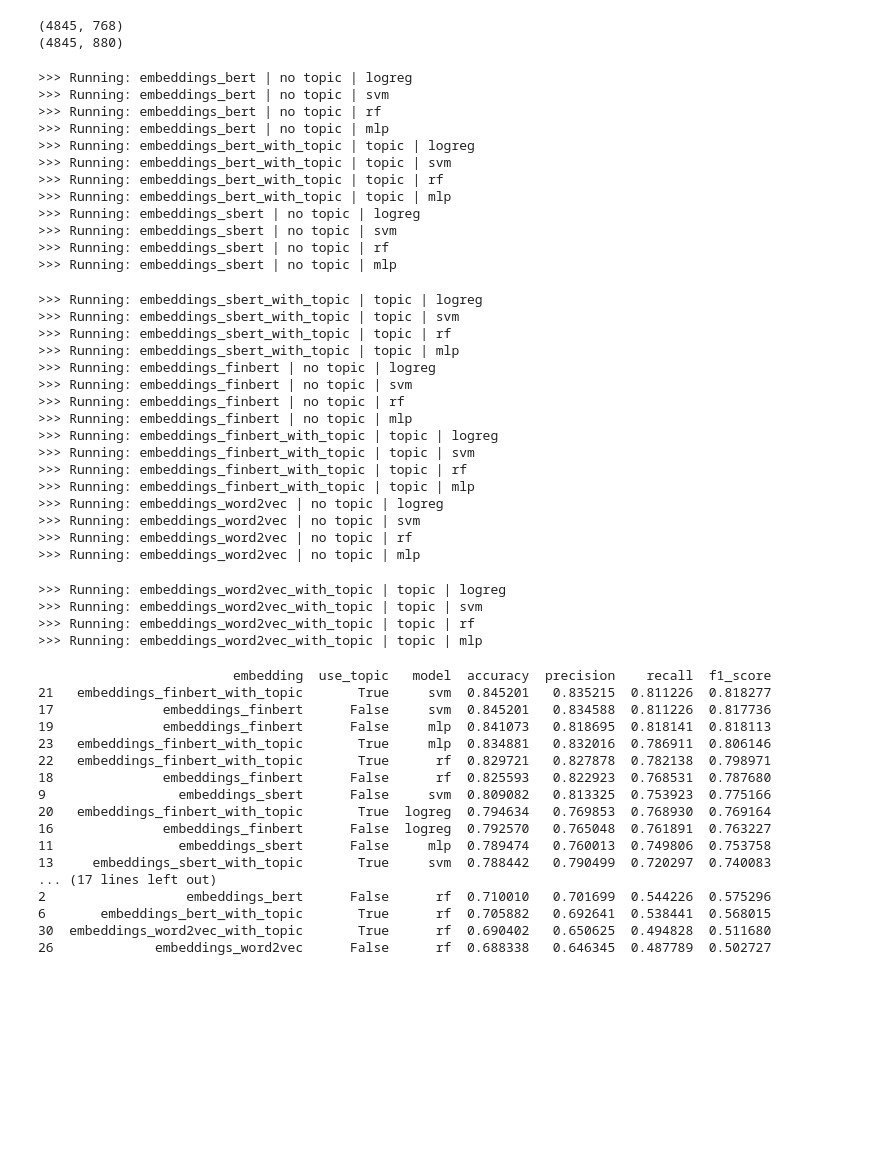
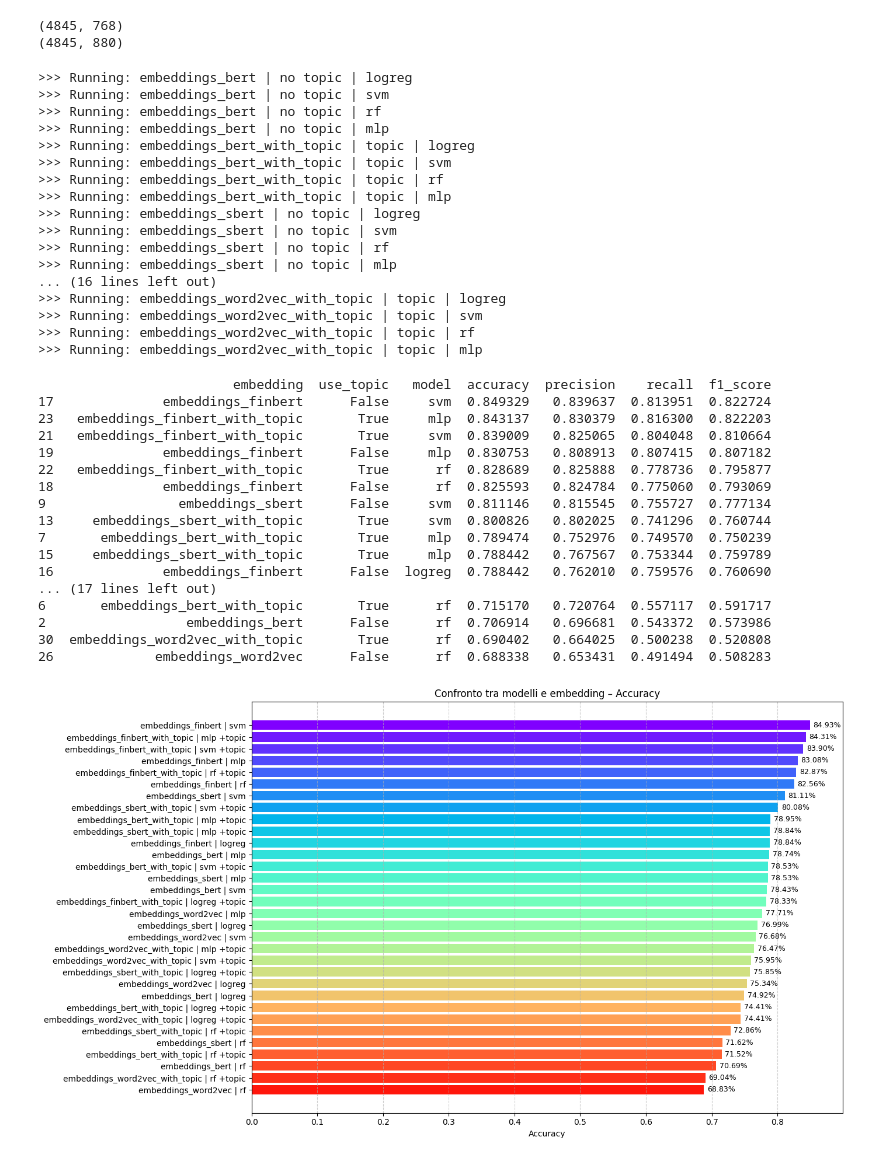
Before and after one commit to IreneGaita/FinSent, a Jupyter notebook: airflow/notebooks/06.train_baseline_models.ipynb, the cells around one changed output. Drawn from its saved outputs; the diff is of its cells as text; code cells hidden in the pictures; blank space fills up the shorter version.

```diff
--- a/airflow/notebooks/06.train_baseline_models.ipynb
+++ b/airflow/notebooks/06.train_baseline_models.ipynb
@@ -159,6 +158,12 @@ def run_experiment(embeddings, embedding_name, model_name, y, use_topic=False):
 
     # Split dei dati
     X_train, X_test, y_train, y_test = split_data(embeddings, y)
+
+    #Standardizzazione (solo per certi modelli)
+    if model_name in ["logreg", "svm", "mlp"]:
+        scaler = StandardScaler()
+        X_train = scaler.fit_transform(X_train)
+        X_test = scaler.transform(X_test)
 
     # Train
     model = train_baseline_model(X_train, y_train, model_type=model_name)
@@ -186,14 +191,13 @@ def run_all_experiments():
     results = []
 
     models = ["logreg", "svm", "rf", "mlp"]
-    topic_options = [False, True]
 
     for name, value in embeddings_list.items():
         for model in models:
             use_topic = "topic" in name
             print(f">>> Running: {name} | {'topic' if use_topic else 'no topic'} | {model}")
             result = run_experiment(
-                embeddings= value,
+                embeddings=value,
                 embedding_name=name,
                 model_name=model,
                 y=y_encoded,
@@ -203,7 +207,7 @@ def run_all_experiments():
 
     return pd.DataFrame(results)
 # %%
-aturt = run_all_experiments()
+results = run_all_experiments()
 # %% [output]
 >>> Running: embeddings_bert | no topic | logreg
 >>> Running: embeddings_bert | no topic | svm
@@ -217,44 +221,30 @@ aturt = run_all_experiments()
 >>> Running: embeddings_sbert | no topic | svm
 >>> Running: embeddings_sbert | no topic | rf
 >>> Running: embeddings_sbert | no topic | mlp
+... (16 lines left out)
+>>> Running: embeddings_word2vec_with_topic | topic | logreg
+>>> Running: embeddings_word2vec_with_topic | topic | svm
+>>> Running: embeddings_word2vec_with_topic | topic | rf
+>>> Running: embeddings_word2vec_with_topic | topic | mlp
->>> Running: embeddings_sbert_with_topic | topic | logreg
->>> Running: embeddings_sbert_with_topic | topic | svm
->>> Running: embeddings_sbert_with_topic | topic | rf
->>> Running: embeddings_sbert_with_topic | topic | mlp
->>> Running: embeddings_finbert | no topic | logreg
->>> Running: embeddings_finbert | no topic | svm
->>> Running: embeddings_finbert | no topic | rf
->>> Running: embeddings_finbert | no topic | mlp
->>> Running: embeddings_finbert_with_topic | topic | logreg
->>> Running: embeddings_finbert_with_topic | topic | svm
->>> Running: embeddings_finbert_with_topic | topic | rf
->>> Running: embeddings_finbert_with_topic | topic | mlp
->>> Running: embeddings_word2vec | no topic | logreg
->>> Running: embeddings_word2vec | no topic | svm
->>> Running: embeddings_word2vec | no topic | rf
->>> Running: embeddings_word2vec | no topic | mlp
->>> Running: embeddings_word2vec_with_topic | topic | logreg
->>> Running: embeddings_word2vec_with_topic | topic | svm
->>> Running: embeddings_word2vec_with_topic | topic | rf
->>> Running: embeddings_word2vec_with_topic | topic | mlp
 # %%
 pd.set_option('display.width', 1000)
-print(aturt.sort_values(by="accuracy", ascending=False))
+sorted_results = results.sort_values(by="accuracy", ascending=False)
+print(sorted_results)
 # %% [output]
                          embedding  use_topic   model  accuracy  precision    recall  f1_score
-21   embeddings_finbert_with_topic       True     svm  0.845201   0.835215  0.811226  0.818277
-17              embeddings_finbert      False     svm  0.845201   0.834588  0.811226  0.817736
-19              embeddings_finbert      False     mlp  0.841073   0.818695  0.818141  0.818113
-23   embeddings_finbert_with_topic       True     mlp  0.834881   0.832016  0.786911  0.806146
-22   embeddings_finbert_with_topic       True      rf  0.829721   0.827878  0.782138  0.798971
-18              embeddings_finbert      False      rf  0.825593   0.822923  0.768531  0.787680
-9                 embeddings_sbert      False     svm  0.809082   0.813325  0.753923  0.775166
-20   embeddings_finbert_with_topic       True  logreg  0.794634   0.769853  0.768930  0.769164
-16              embeddings_finbert      False  logreg  0.792570   0.765048  0.761891  0.763227
-11                embeddings_sbert      False     mlp  0.789474   0.760013  0.749806  0.753758
-13     embeddings_sbert_with_topic       True     svm  0.788442   0.790499  0.720297  0.740083
+17              embeddings_finbert      False     svm  0.849329   0.839637  0.813951  0.822724
+23   embeddings_finbert_with_topic       True     mlp  0.843137   0.830379  0.816300  0.822203
+21   embeddings_finbert_with_topic       True     svm  0.839009   0.825065  0.804048  0.810664
+19              embeddings_finbert      False     mlp  0.830753   0.808913  0.807415  0.807182
+22   embeddings_finbert_with_topic       True      rf  0.828689   0.825888  0.778736  0.795877
+18              embeddings_finbert      False      rf  0.825593   0.824784  0.775060  0.793069
+9                 embeddings_sbert      False     svm  0.811146   0.815545  0.755727  0.777134
+13     embeddings_sbert_with_topic       True     svm  0.800826   0.802025  0.741296  0.760744
+7       embeddings_bert_with_topic       True     mlp  0.789474   0.752976  0.749570  0.750239
+15     embeddings_sbert_with_topic       True     mlp  0.788442   0.767567  0.753344  0.759789
+16              embeddings_finbert      False  logreg  0.788442   0.762010  0.759576  0.760690
 ... (17 lines left out)
-2                  embeddings_bert      False      rf  0.710010   0.701699  0.544226  0.575296
-6       embeddings_bert_with_topic       True      rf  0.705882   0.692641  0.538441  0.568015
-30  embeddings_word2vec_with_topic       True      rf  0.690402   0.650625  0.494828  0.511680
-26             embeddings_word2vec      False      rf  0.688338   0.646345  0.487789  0.502727
+6       embeddings_bert_with_topic       True      rf  0.715170   0.720764  0.557117  0.591717
+2                  embeddings_bert      False      rf  0.706914   0.696681  0.543372  0.573986
+30  embeddings_word2vec_with_topic       True      rf  0.690402   0.664025  0.500238  0.520808
+26             embeddings_word2vec      False      rf  0.688338   0.653431  0.491494  0.508283
@@ -260,0 +298,4 @@ print(aturt.sort_values(by="accuracy", ascending=False))
+# %%
+plot_results_summary(sorted_results, metric="accuracy")
+# %% [output]
+[figure, added]
```
Also changed, not shown: parts of 4 cells of this notebook, 3 other files.
